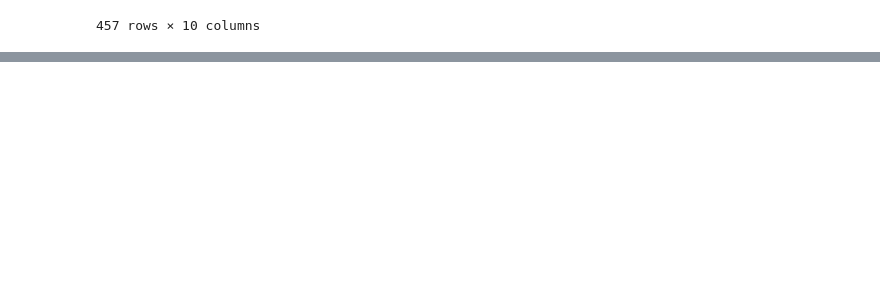
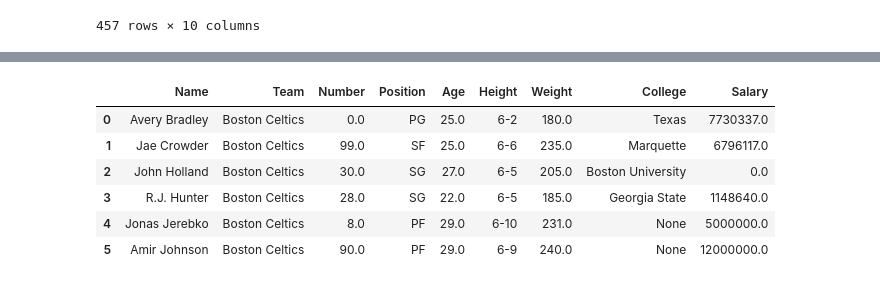
Before and after one commit to OClarkson/DSciNBs, a Jupyter notebook: Udemy_pandas_S4_df1.ipynb, the cells around one changed output, grey strips where cells are left out. Saved outputs shown, nothing was run; the diff lists cells and outputs as text; code cells hidden in the pictures; blank space fills up the shorter version.

```diff
--- a/Udemy_pandas_S4_df1.ipynb
+++ b/Udemy_pandas_S4_df1.ipynb
@@ -419,0 +452,14 @@ nba.fillna(value=0)
+# %%
+nba = pd.read_csv('./data/pandas/nba.csv').dropna(how ='all')
+nba["Salary"].fillna(0, inplace=True)
+nba["College"].fillna("None", inplace=True)
+# %%
+nba.head(6)
+# %% [output]
+|  | Name | Team | Number | Position | Age | Height | Weight | College | Salary |
+| 0 | Avery Bradley | Boston Celtics | 0.0 | PG | 25.0 | 6-2 | 180.0 | Texas | 7730337.0 |
+| 1 | Jae Crowder | Boston Celtics | 99.0 | SF | 25.0 | 6-6 | 235.0 | Marquette | 6796117.0 |
+| 2 | John Holland | Boston Celtics | 30.0 | SG | 27.0 | 6-5 | 205.0 | Boston University | 0.0 |
+| 3 | R.J. Hunter | Boston Celtics | 28.0 | SG | 22.0 | 6-5 | 185.0 | Georgia State | 1148640.0 |
+| 4 | Jonas Jerebko | Boston Celtics | 8.0 | PF | 29.0 | 6-10 | 231.0 | None | 5000000.0 |
+| 5 | Amir Johnson | Boston Celtics | 90.0 | PF | 29.0 | 6-9 | 240.0 | None | 12000000.0 |
```
Also changed, not shown: parts of 6 cells of this notebook, 3 other files.
